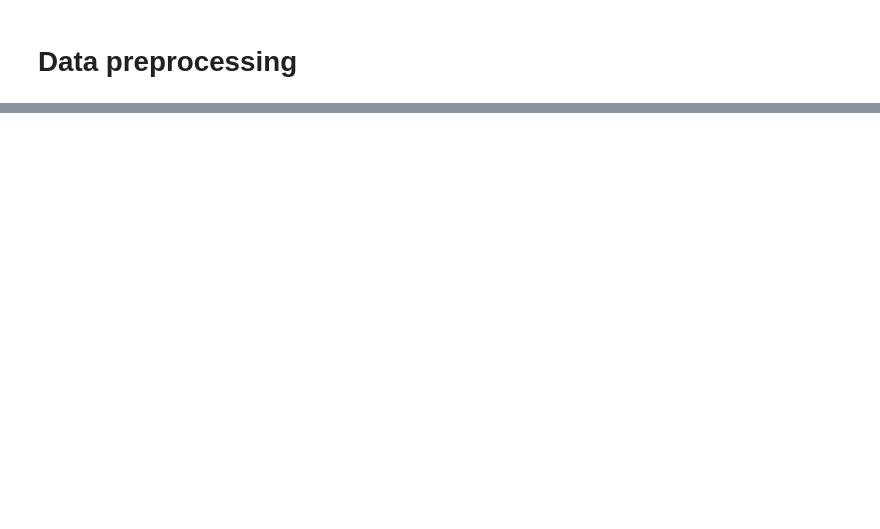
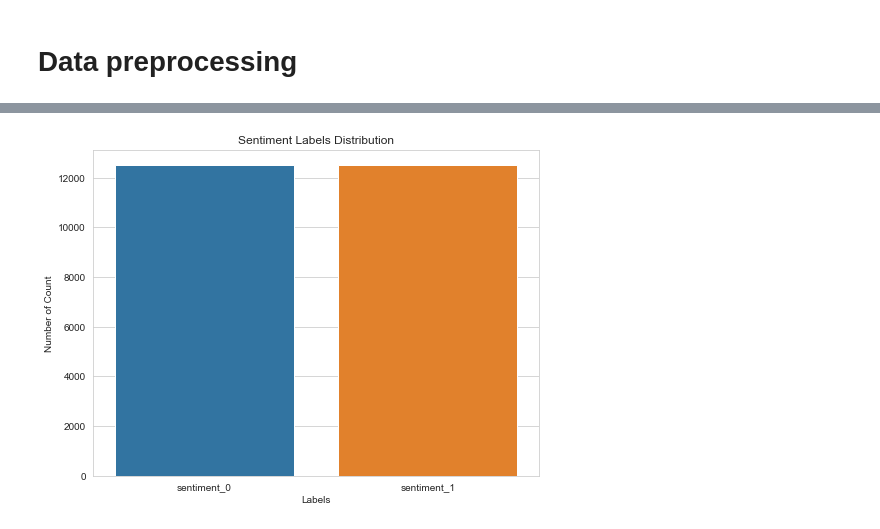
Before and after one commit to jacksenteh/Bag_Of_Popcorns, a Jupyter notebook: Train.ipynb, the cells around one changed output, grey strips where cells are left out. Saved outputs shown, nothing was run; the diff lists cells and outputs as text; code cells hidden in the pictures; blank space fills up the shorter version.

```diff
--- a/Train.ipynb
+++ b/Train.ipynb
@@ -1,5 +1,8 @@
 # %%
+import re
+import nltk
 import sklearn
+import matplotlib
 import numpy             as np
 import pandas            as pd
 import seaborn           as sns
@@ -7,10 +10,23 @@ import matplotlib.pyplot as plt
 
 from pprint              import pprint
 from bokeh.io            import output_notebook, show
+from bokeh.models        import ColumnDataSource
+from bokeh.palettes      import Spectral6
 from bokeh.plotting      import figure
 from lib.data_preprocess import Preprocess
+from nltk.corpus         import stopwords
+from nltk.tokenize       import word_tokenize
+from PIL                 import Image
+from wordcloud           import WordCloud, STOPWORDS, ImageColorGenerator
+
 
 output_notebook()
+sns.set_style('whitegrid')
+nltk.download('stopwords')
+nltk.download('punkt')
+
+font = {'size'   : 15}
+matplotlib.rc('font', **font)
 # %% [output]
 Loading BokehJS ...
 [interactive output not drawn]
@@ -58,0 +130,12 @@ display(train_df.head())
+# %%
+labels, counts = np.unique(train_df.sentiment.values, return_counts=True)
+labels         = ['sentiment_' + str(label) for label in labels]
+
+plt.figure(figsize=(8,6))
+plt.title('Sentiment Labels Distribution')
+plt.xlabel('Labels')
+plt.ylabel('Number of Count')
+sns.barplot(x=labels, y=counts)
+plt.show()
+# %% [output]
+[figure, added]
```
Also changed, not shown: parts of 6 cells of this notebook, 21 other files.
